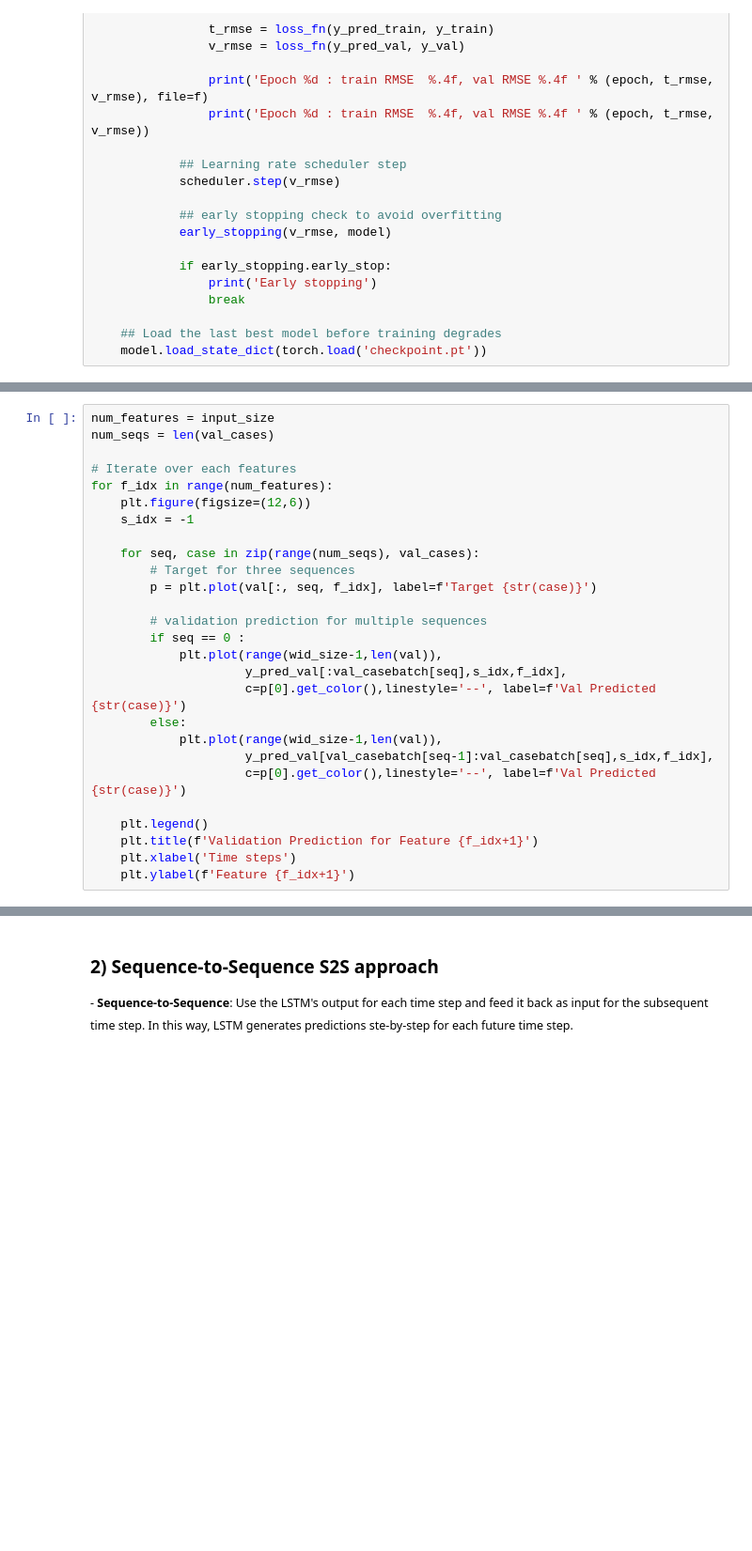
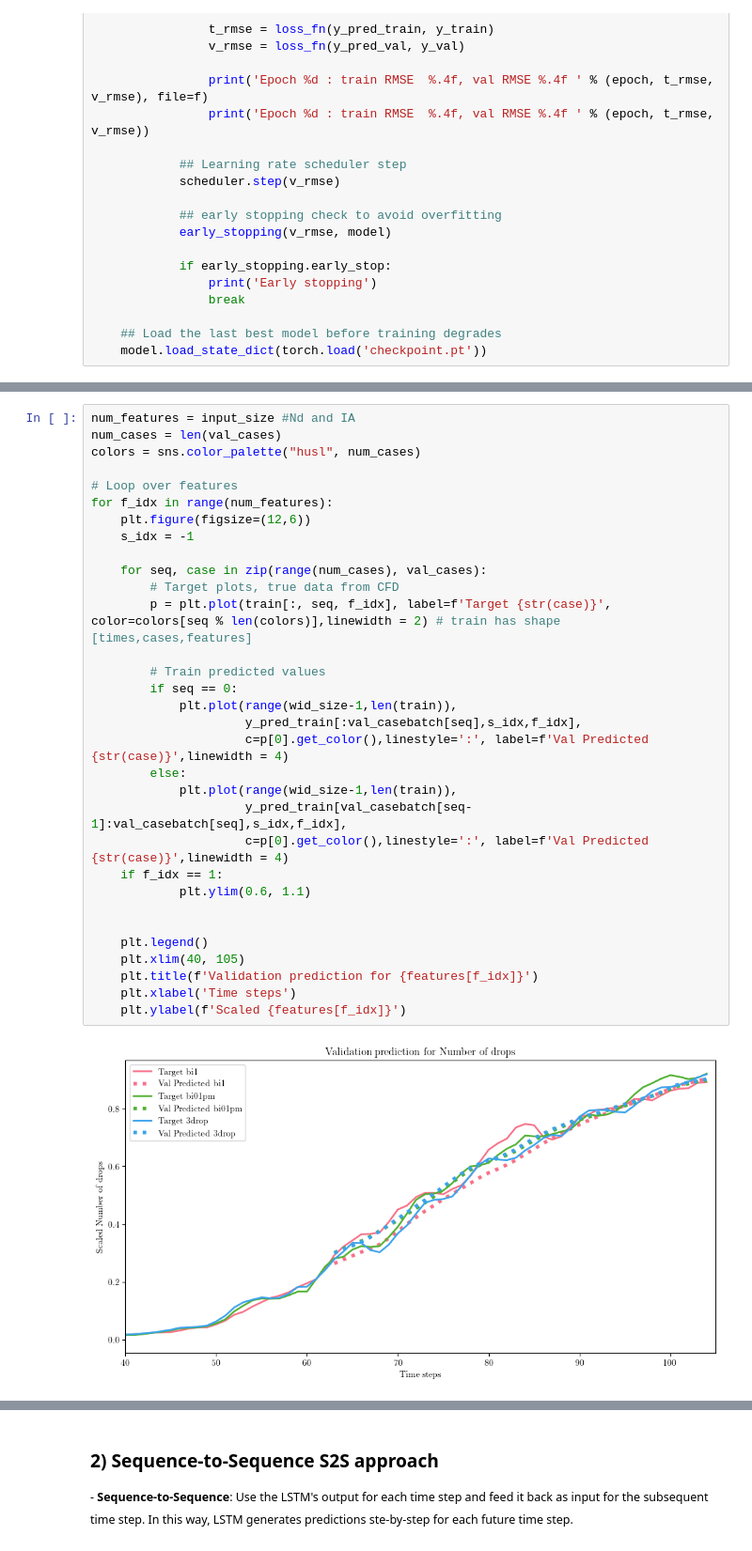
Before and after one commit to jpv219/LSTMIX, a Jupyter notebook: LSTM_MTM/LSTM_SMX_MTM.ipynb, the cells around one changed output, grey strips where cells are left out. Shown at 94% size. Cells and saved outputs as stored; diff of their text form; blank space fills up the shorter version.

```diff
--- a/LSTM_MTM/LSTM_SMX_MTM.ipynb
+++ b/LSTM_MTM/LSTM_SMX_MTM.ipynb
@@ -595,27 +702,34 @@ for f_idx in range(num_features):
 # %%
-num_features = input_size
-num_seqs = len(val_cases)
+num_features = input_size #Nd and IA
+num_cases = len(val_cases)
+colors = sns.color_palette("husl", num_cases)
 
-# Iterate over each features
+# Loop over features
 for f_idx in range(num_features):
     plt.figure(figsize=(12,6))
     s_idx = -1
 
-    for seq, case in zip(range(num_seqs), val_cases):
-        # Target for three sequences
-        p = plt.plot(val[:, seq, f_idx], label=f'Target {str(case)}')
+    for seq, case in zip(range(num_cases), val_cases):
+        # Target plots, true data from CFD
+        p = plt.plot(train[:, seq, f_idx], label=f'Target {str(case)}', color=colors[seq % len(colors)],linewidth = 2) # train has shape [times,cases,features]
 
-        # validation prediction for multiple sequences
-        if seq == 0 :
-            plt.plot(range(wid_size-1,len(val)),
-                     y_pred_val[:val_casebatch[seq],s_idx,f_idx],
-                     c=p[0].get_color(),linestyle='--', label=f'Val Predicted {str(case)}')
+        # Train predicted values
+        if seq == 0:
+            plt.plot(range(wid_size-1,len(train)),
+                     y_pred_train[:val_casebatch[seq],s_idx,f_idx],
+                     c=p[0].get_color(),linestyle=':', label=f'Val Predicted {str(case)}',linewidth = 4)
         else:
-            plt.plot(range(wid_size-1,len(val)),
-                     y_pred_val[val_casebatch[seq-1]:val_casebatch[seq],s_idx,f_idx],
-                     c=p[0].get_color(),linestyle='--', label=f'Val Predicted {str(case)}')
+            plt.plot(range(wid_size-1,len(train)),
+                     y_pred_train[val_casebatch[seq-1]:val_casebatch[seq],s_idx,f_idx],
+                     c=p[0].get_color(),linestyle=':', label=f'Val Predicted {str(case)}',linewidth = 4)
+    if f_idx == 1:
+            plt.ylim(0.6, 1.1)
+
 
     plt.legend()
-    plt.title(f'Validation Prediction for Feature {f_idx+1}')
+    plt.xlim(40, 105)
+    plt.title(f'Validation prediction for {features[f_idx]}')
     plt.xlabel('Time steps')
-    plt.ylabel(f'Feature {f_idx+1}')
+    plt.ylabel(f'Scaled {features[f_idx]}')
+# %% [output]
+[figure, added]
```
Also changed, not shown: parts of 19 cells of this notebook, 1 other file.
